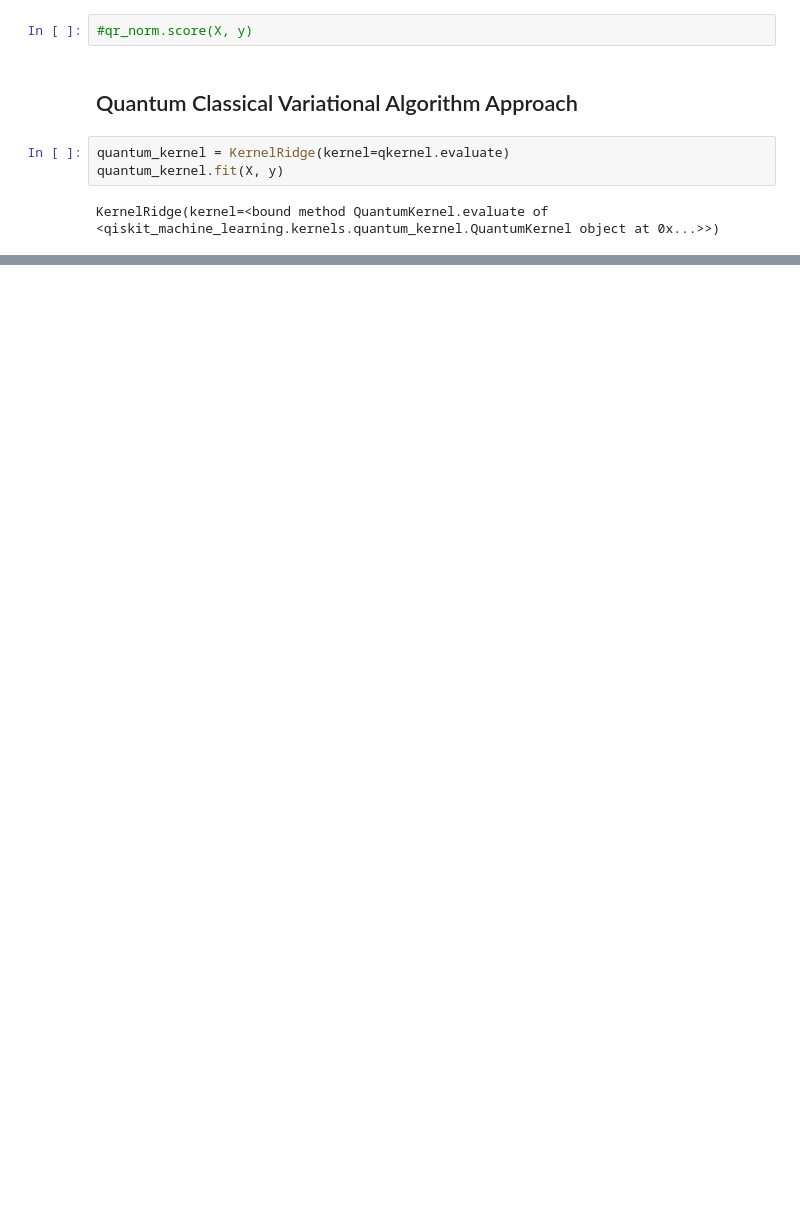
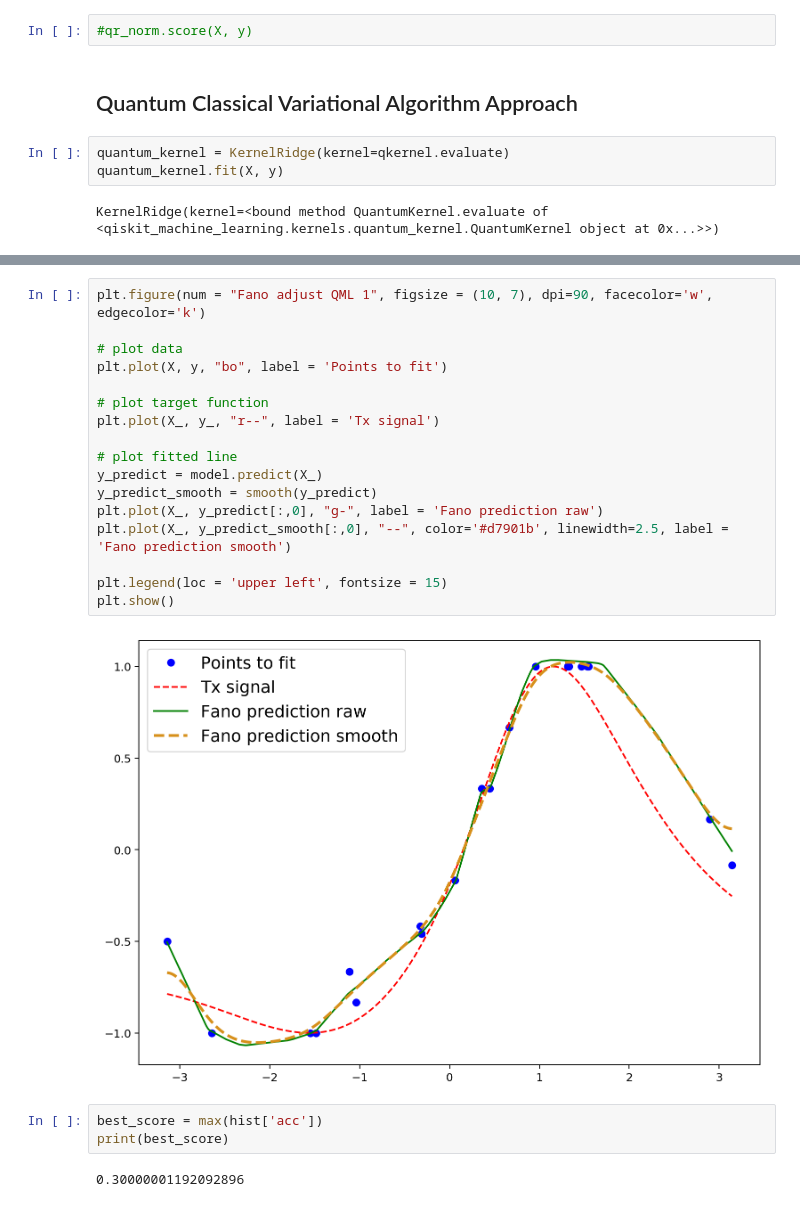
Before and after one commit to sergiomtzlosa/qml-notebooks, a Jupyter notebook: 10 - fano_signal_quantum_regressors_examples.ipynb, the cells around one changed output, grey strips where cells are left out. Cells and saved outputs as stored; diff of their text form; blank space fills up the shorter version.

```diff
--- a/10 - fano_signal_quantum_regressors_examples.ipynb
+++ b/10 - fano_signal_quantum_regressors_examples.ipynb
@@ -547,3 +661,27 @@ plt.show()
+# %%
+plt.figure(num = "Fano adjust QML 1", figsize = (10, 7), dpi=90, facecolor='w', edgecolor='k')
+
+# plot data
+plt.plot(X, y, "bo", label = 'Points to fit')
+
+# plot target function
+plt.plot(X_, y_, "r--", label = 'Tx signal')
+
+# plot fitted line
+y_predict = model.predict(X_)
+y_predict_smooth = smooth(y_predict)
+plt.plot(X_, y_predict[:,0], "g-", label = 'Fano prediction raw')
+plt.plot(X_, y_predict_smooth[:,0], "--", color='#d7901b', linewidth=2.5, label = 'Fano prediction smooth')
+
+plt.legend(loc = 'upper left', fontsize = 15)
+plt.show()
+# %% [output]
+[figure, added]
+# %%
+best_score = max(hist['acc'])
+print(best_score)
+# %% [output]
+0.30000001192092896
 # %%
 import qiskit.tools.jupyter
 
```
Also changed, not shown: parts of 20 cells of this notebook.
